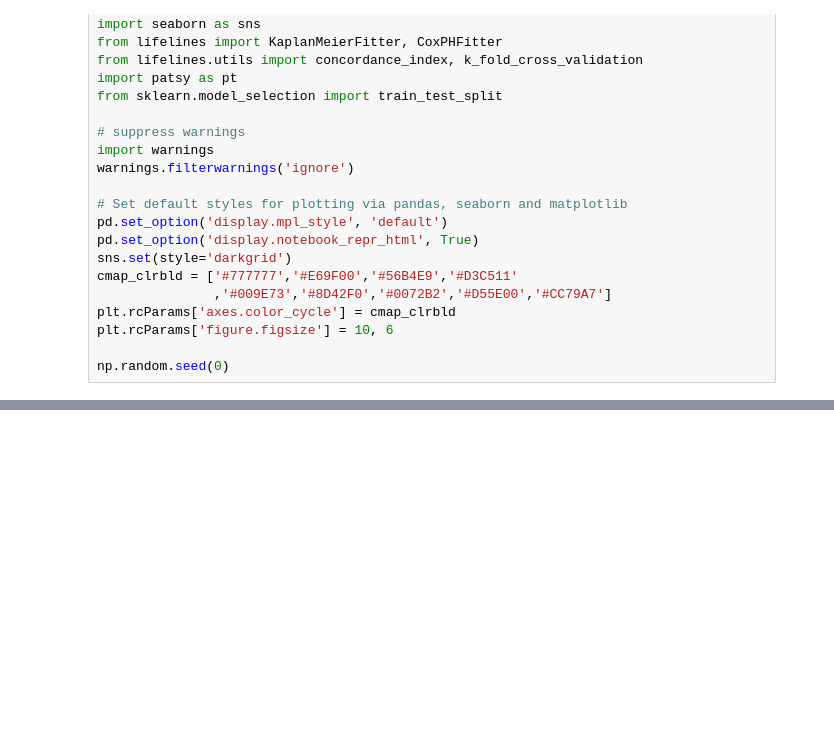
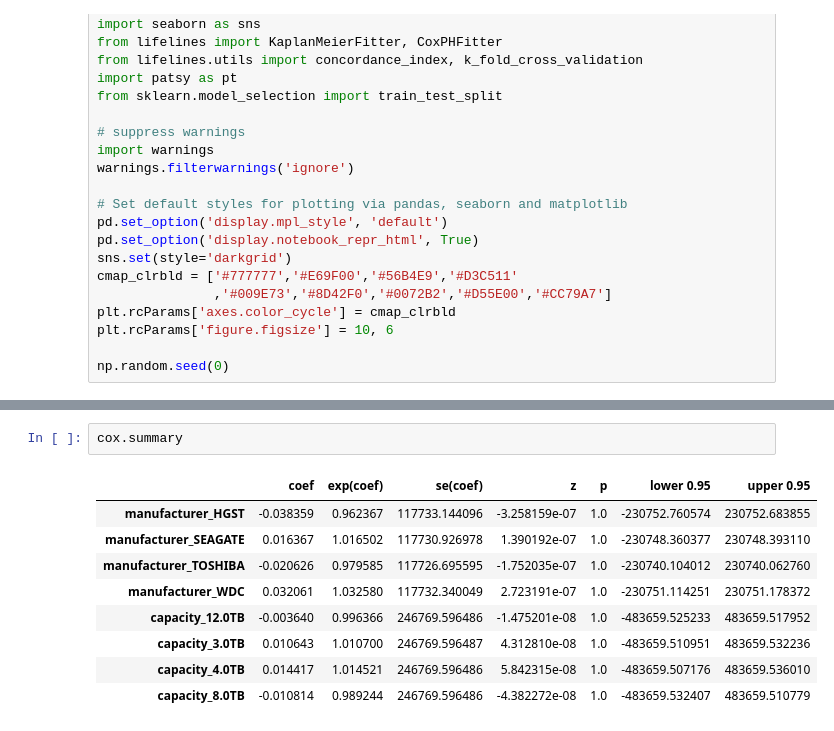
Before and after one commit to Nchlt/survival-project, a Jupyter notebook: notebook/Blackblaze_L2.ipynb, the cells around one changed output, grey strips where cells are left out. Cells and saved outputs as stored; diff of their text form; blank space fills up the shorter version.

```diff
--- a/notebook/Blackblaze_L2.ipynb
+++ b/notebook/Blackblaze_L2.ipynb
@@ -97,3 +120,15 @@ Likelihood ratio test = 764.716 on 64 df, p=0.00000
+# %%
+cox.summary
+# %% [output]
+|  | coef | exp(coef) | se(coef) | z | p | lower 0.95 | upper 0.95 |
+| manufacturer_HGST | -0.038359 | 0.962367 | 117733.144096 | -3.258159e-07 | 1.0 | -230752.760574 | 230752.683855 |
+| manufacturer_SEAGATE | 0.016367 | 1.016502 | 117730.926978 | 1.390192e-07 | 1.0 | -230748.360377 | 230748.393110 |
+| manufacturer_TOSHIBA | -0.020626 | 0.979585 | 117726.695595 | -1.752035e-07 | 1.0 | -230740.104012 | 230740.062760 |
+| manufacturer_WDC | 0.032061 | 1.032580 | 117732.340049 | 2.723191e-07 | 1.0 | -230751.114251 | 230751.178372 |
+| capacity_12.0TB | -0.003640 | 0.996366 | 246769.596486 | -1.475201e-08 | 1.0 | -483659.525233 | 483659.517952 |
+| capacity_3.0TB | 0.010643 | 1.010700 | 246769.596487 | 4.312810e-08 | 1.0 | -483659.510951 | 483659.532236 |
+| capacity_4.0TB | 0.014417 | 1.014521 | 246769.596486 | 5.842315e-08 | 1.0 | -483659.507176 | 483659.536010 |
+| capacity_8.0TB | -0.010814 | 0.989244 | 246769.596486 | -4.382272e-08 | 1.0 | -483659.532407 | 483659.510779 |
 # %%
 hazard_tr, hazard_va = cox.predict_partial_hazard(cox_tr), cox.predict_partial_hazard(cox_va)
 score_tr = concordance_index(cox_tr['maxhours'], -hazard_tr, cox_tr['failed'])
```
Also changed, not shown: parts of 10 cells of this notebook.
